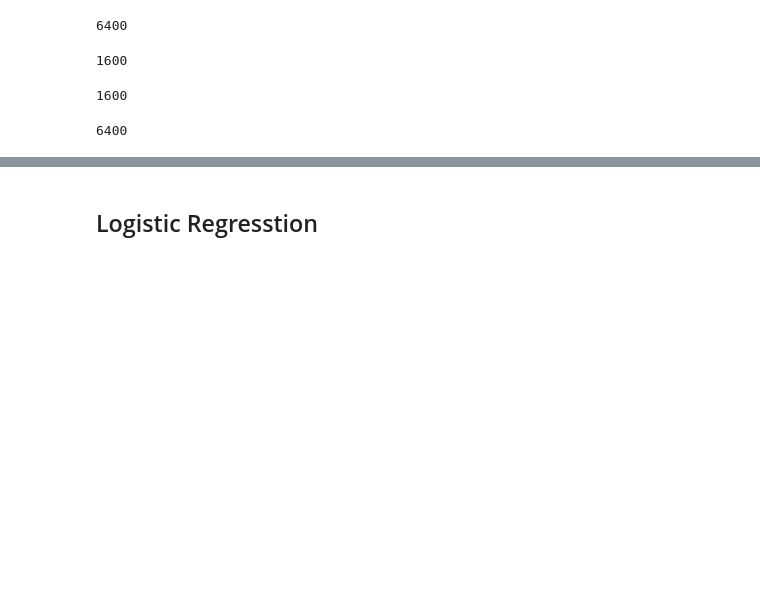
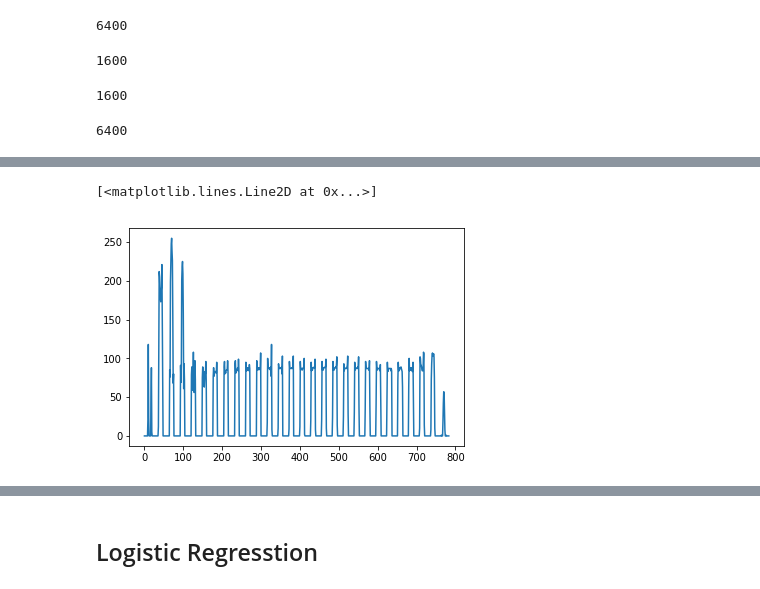
Before and after one commit to Prady96/midas_i_ch, a Jupyter notebook: pickle_computer_vision.ipynb, the cells around one changed output, grey strips where cells are left out. Cells and saved outputs as stored; diff of their text form; code cells hidden in the pictures; blank space fills up the shorter version.

```diff
--- a/pickle_computer_vision.ipynb
+++ b/pickle_computer_vision.ipynb
@@ -121,0 +132,6 @@ len(y_train)
+# %%
+import matplotlib.pyplot as plt
+plt.plot(train_data[1])
+# %% [output]
+[<matplotlib.lines.Line2D at 0x...>]
+[figure, added]
```
Also changed, not shown: parts of 48 cells of this notebook.
